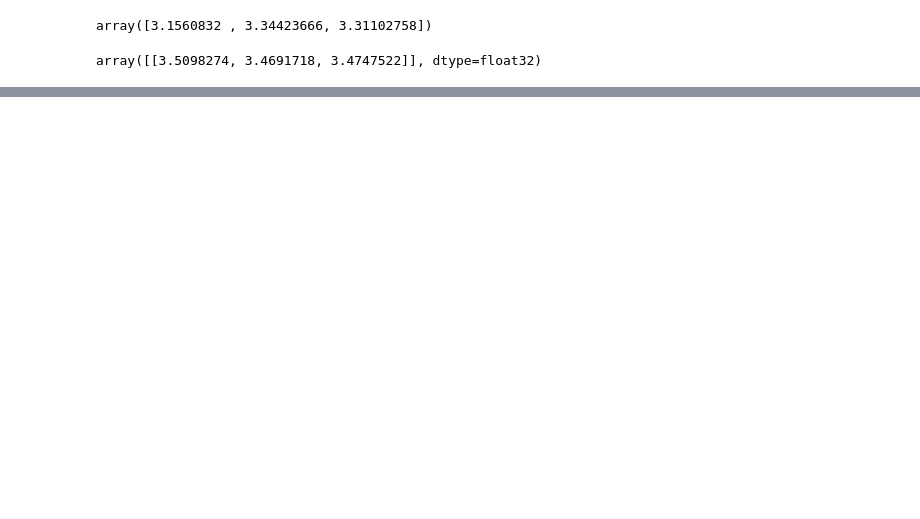
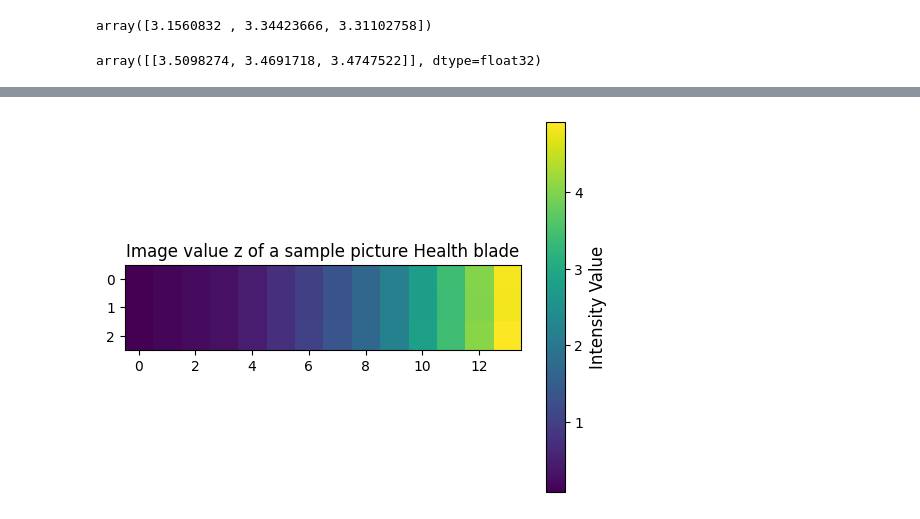
Before and after one commit to ali-talebi/norouz1404, a Jupyter notebook: RNN_FOR_DATA_PICTURE.ipynb, the cells around one changed output, grey strips where cells are left out. Saved outputs shown, nothing was run; the diff lists cells and outputs as text; code cells hidden in the pictures; blank space fills up the shorter version.

```diff
--- a/RNN_FOR_DATA_PICTURE.ipynb
+++ b/RNN_FOR_DATA_PICTURE.ipynb
@@ -250,0 +281,9 @@ array([[3.5098274, 3.4691718, 3.4747522]], dtype=float32)
+# %%
+total_y_pre = []
+for i in new_sample_x_array :
+  t=[]
+  t.append(i)
+  t = np.array(t)
+  y_pre = model.predict(t)
+  y_pre = y_pre.tolist()
+  total_y_pre.append(y_pre[0])
@@ -250,0 +305,2 @@ array([[3.5098274, 3.4691718, 3.4747522]], dtype=float32)
+# %%
+total_y_pre = np.array(total_y_pre)
@@ -250,0 +337,9 @@ array([[3.5098274, 3.4691718, 3.4747522]], dtype=float32)
+# %%
+rotated_data = np.rot90(total_y_pre)
+img = plt.imshow(rotated_data ,  cmap='viridis'  )
+cbar = plt.colorbar(img,)
+cbar.set_label('Intensity Value', fontsize=12)
+plt.title('Image value z of a sample picture Health blade')
+plt.show()
+# %% [output]
+[figure, added]
```
Also changed, not shown: parts of 8 cells of this notebook.
